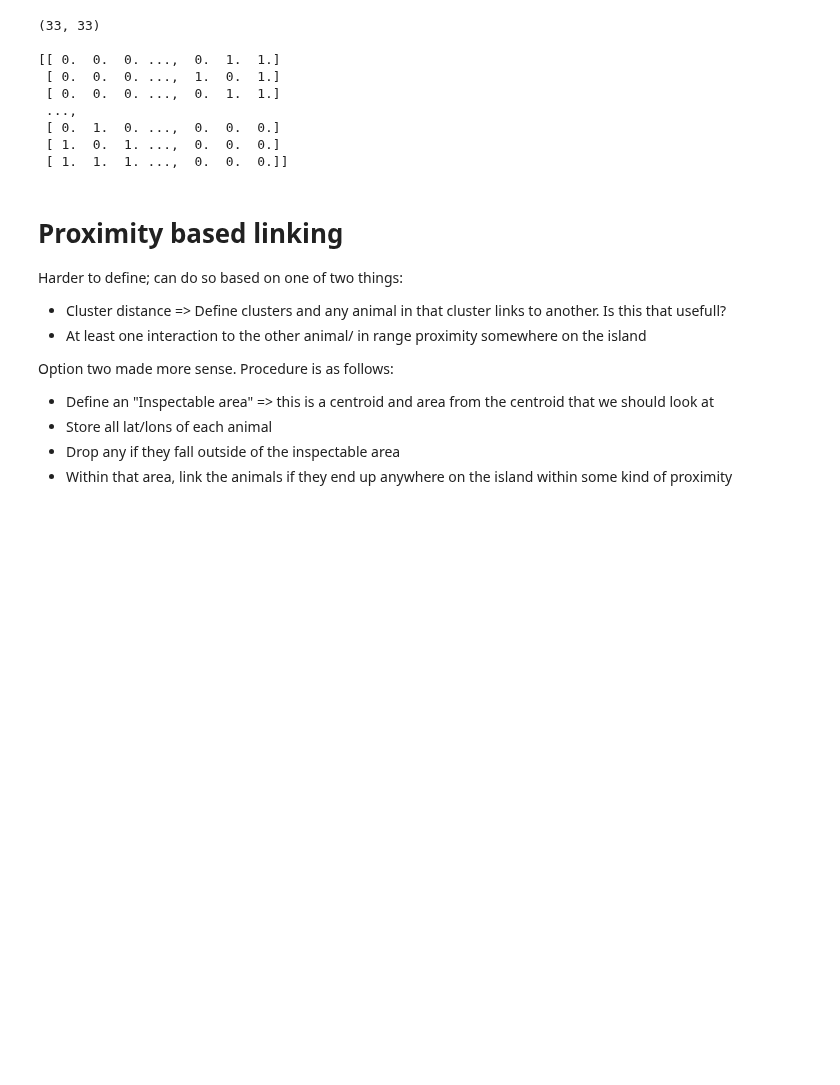
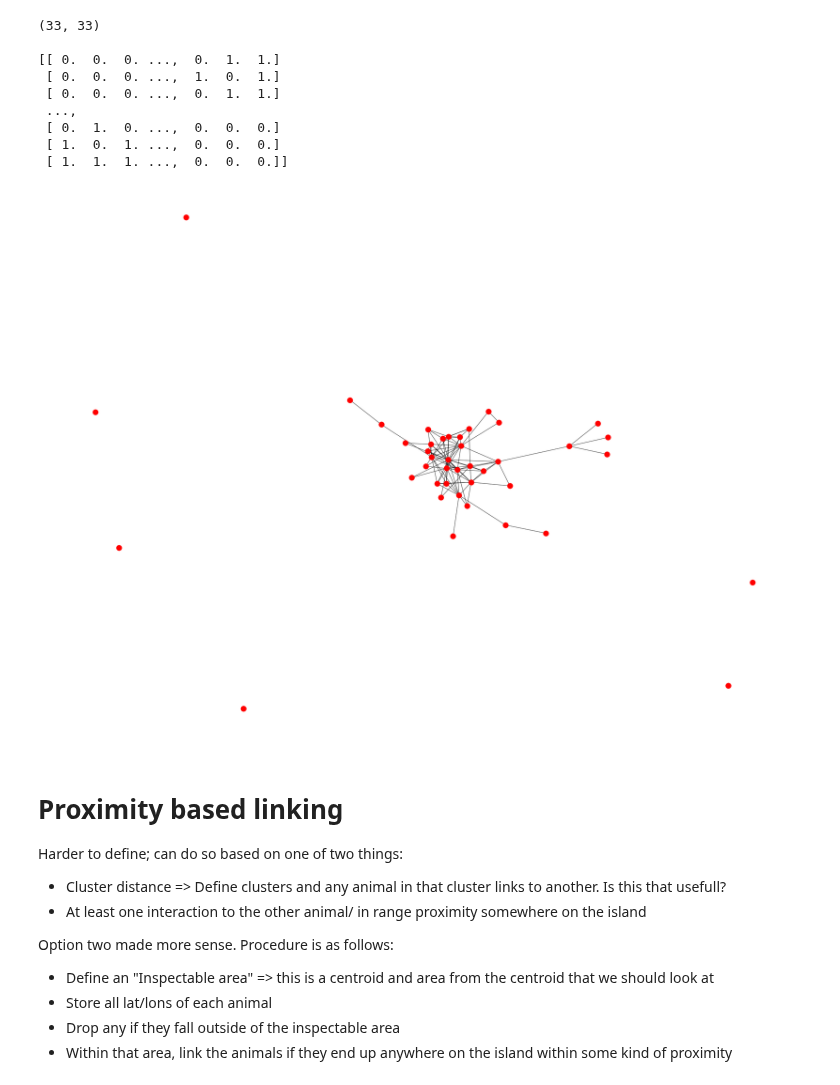
Before and after one commit to Daniel-Davies/DissertationCode, a Jupyter notebook: Eigg/EcoEiggPrep.ipynb, the cells around one changed output. Drawn from its saved outputs; the diff is of its cells as text; code cells hidden in the pictures; blank space fills up the shorter version.

```diff
--- a/Eigg/EcoEiggPrep.ipynb
+++ b/Eigg/EcoEiggPrep.ipynb
@@ -325,40 +328,42 @@ def buildBusinessGraph(inferred=False):
     names = data.keys()
     businesses = list(Counter([item for sublist in data.values() for item in sublist]).keys())
 
     businessMembers = defaultdict(list)
     for b in businesses:
         for name in names:
             if b in data[name]:
                 businessMembers[b].append(name)
 
     businessList = businessMembers.keys()
     for k,i in enumerate(businessList): G.add_node(i)
     for b1 in businessList:
         for b2 in businessList:
             if b1 != b2 and len(list(set(businessMembers[b1]) & set(businessMembers[b2]))):
                 G.add_edge(b1,b2)
 
     labels={}
     for k,i in enumerate(businessList): labels[i] = i
     return G, labels
 
 d = inferredBusinessLocations()
 dict_ = {}
 
 for item in d:
     one,two = d[item].split(",")
     dict_[item] = [float(one),float(two)]
 
 Gb, labels= buildBusinessGraph(inferred=True)
+nx.draw(Gb)
+# #generateMapJSON([('./fullColMarkers/marker76.png',list(dict_.values()),list(dict_.keys()))],[(dict_,G)],'businessByLocation.txt')
+# ecoTuple = ('./binoculars/marker2.png',getProcessedCoordsList(),lst,[0.01]*x1)
+# businessTuple = ('./fullColMarkers/marker76.png',list(dict_.values()),list(dict_.keys()))
 
-#generateMapJSON([('./fullColMarkers/marker76.png',list(dict_.values()),list(dict_.keys()))],[(dict_,G)],'businessByLocation.txt')
-ecoTuple = ('./binoculars/marker2.png',getProcessedCoordsList(),lst,[0.01]*x1)
-businessTuple = ('./fullColMarkers/marker76.png',list(dict_.values()),list(dict_.keys()))
+# interData, interG = buildPlottableGraph(G,animals)
+# graphTupleAnimals = ('#32CD32',interData,interG)
 
-interData, interG = buildPlottableGraph(G,animals)
-graphTupleAnimals = ('#32CD32',interData,interG)
-
-generateMapJSON([ecoTuple,businessTuple],[('#FFDF00',dict_,Gb),graphTupleAnimals],'ecoOnObs.txt')
+# generateMapJSON([ecoTuple,businessTuple],[('#FFDF00',dict_,Gb),graphTupleAnimals],'ecoOnObs.txt')
+# %% [output]
+[figure, added]
 # %% [markdown]
 # Proximity based linking
 
```
Also changed, not shown: parts of 8 cells of this notebook, 17 other files.
